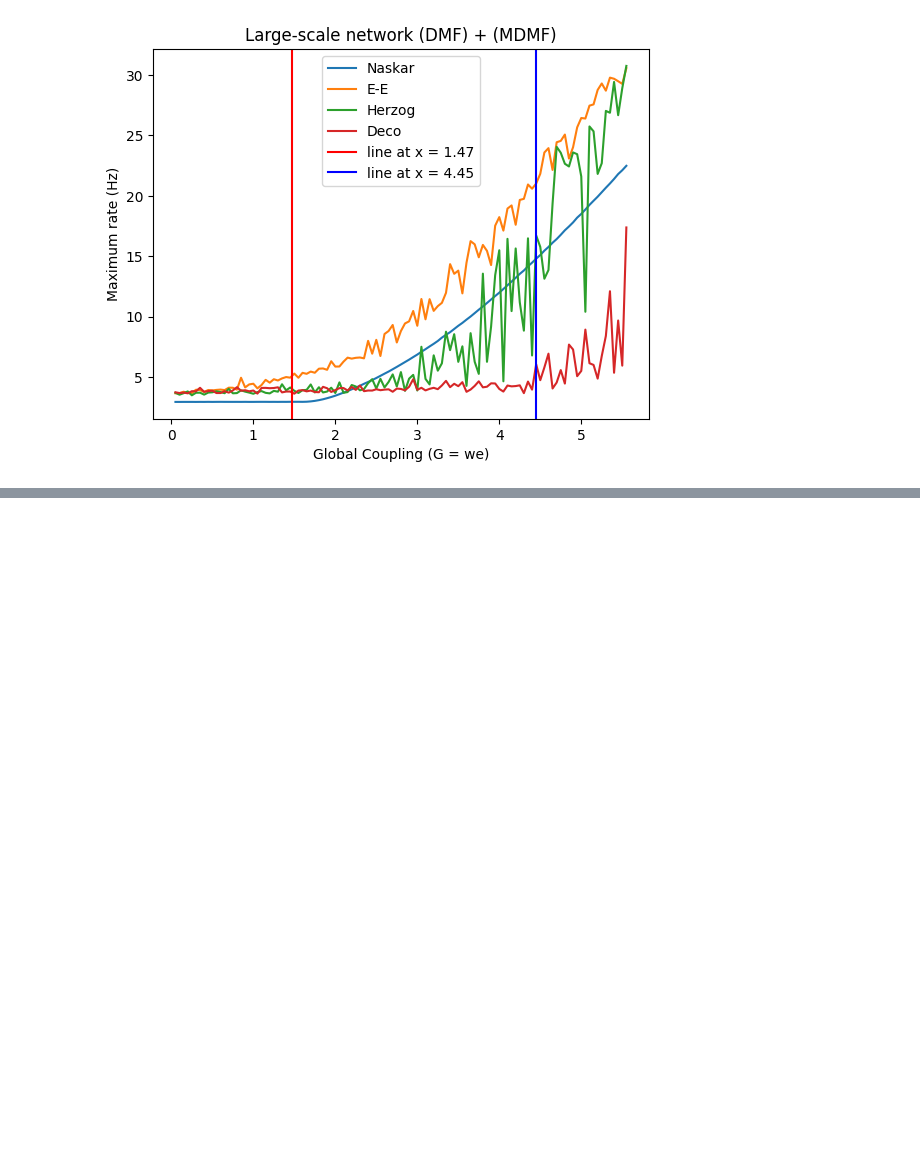
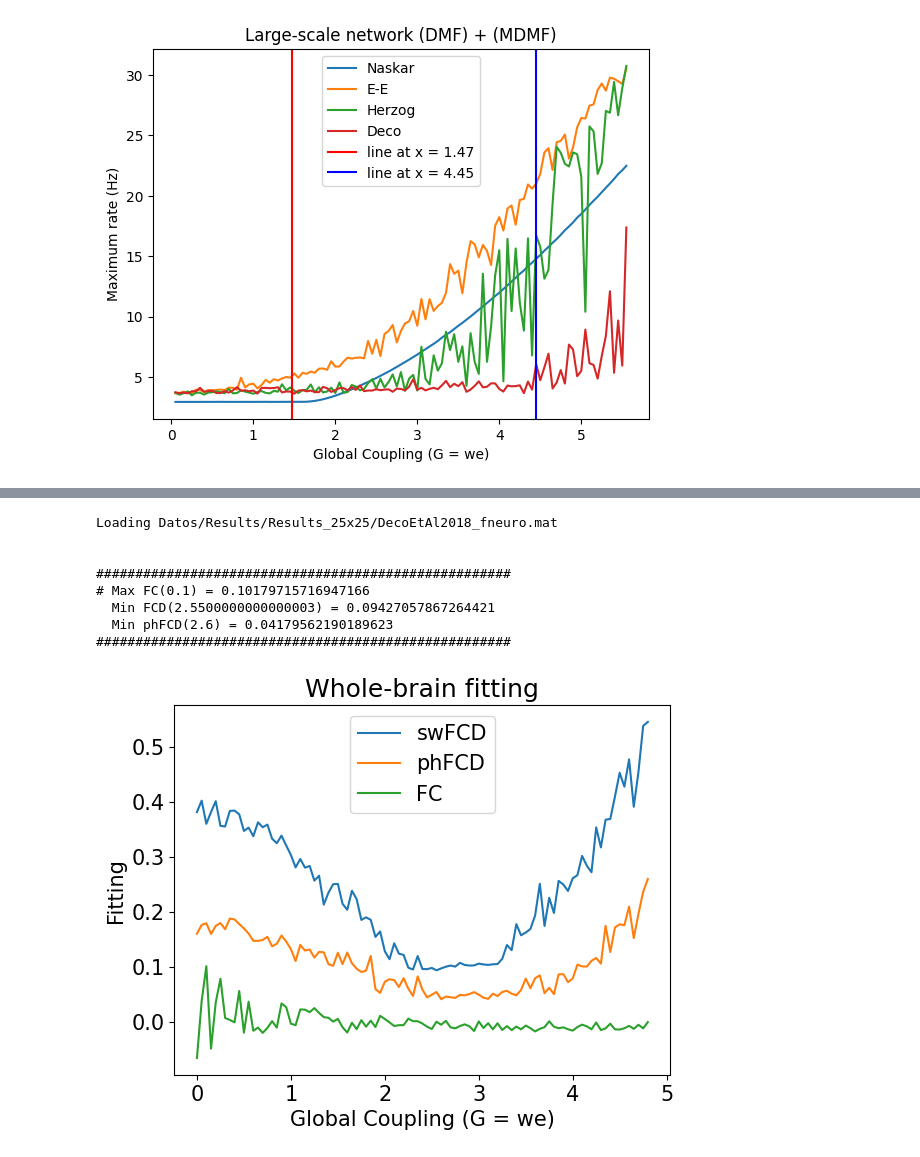
Before and after one commit to FaragoFa/Neuronas, a Jupyter notebook: Proyecto.ipynb, the cells around one changed output, grey strips where cells are left out. Cells and saved outputs as stored; diff of their text form; code cells hidden in the pictures; blank space fills up the shorter version.

```diff
--- a/Proyecto.ipynb
+++ b/Proyecto.ipynb
@@ -442,0 +450,12 @@ maxRateFIC => 17.38092180130895
+# %%
+fig_goptim.plot_goptim('Datos/Results/Results_25x25/DecoEtAl2018_fneuro.mat')
+# %% [output]
+Loading Datos/Results/Results_25x25/DecoEtAl2018_fneuro.mat
+
+
+#####################################################
+# Max FC(0.1) = 0.10179715716947166
+  Min FCD(2.5500000000000003) = 0.09427057867264421
+  Min phFCD(2.6) = 0.04179562190189623
+#####################################################
+[figure, added]
```
Also changed, not shown: parts of 4 cells of this notebook, 3 other files.
